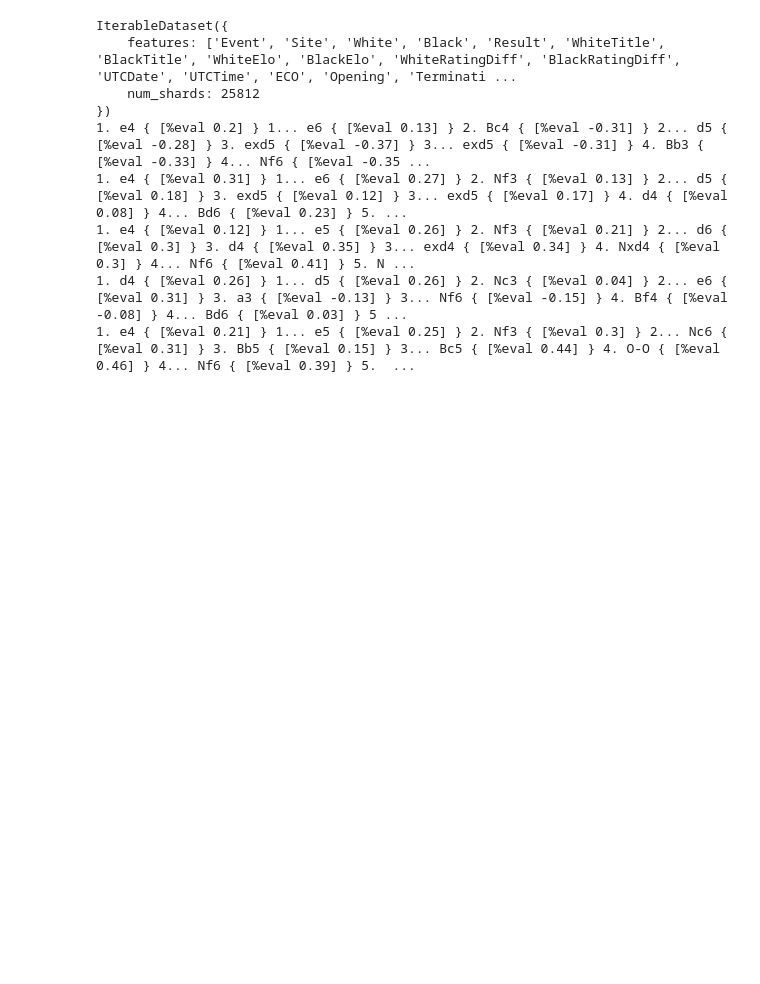
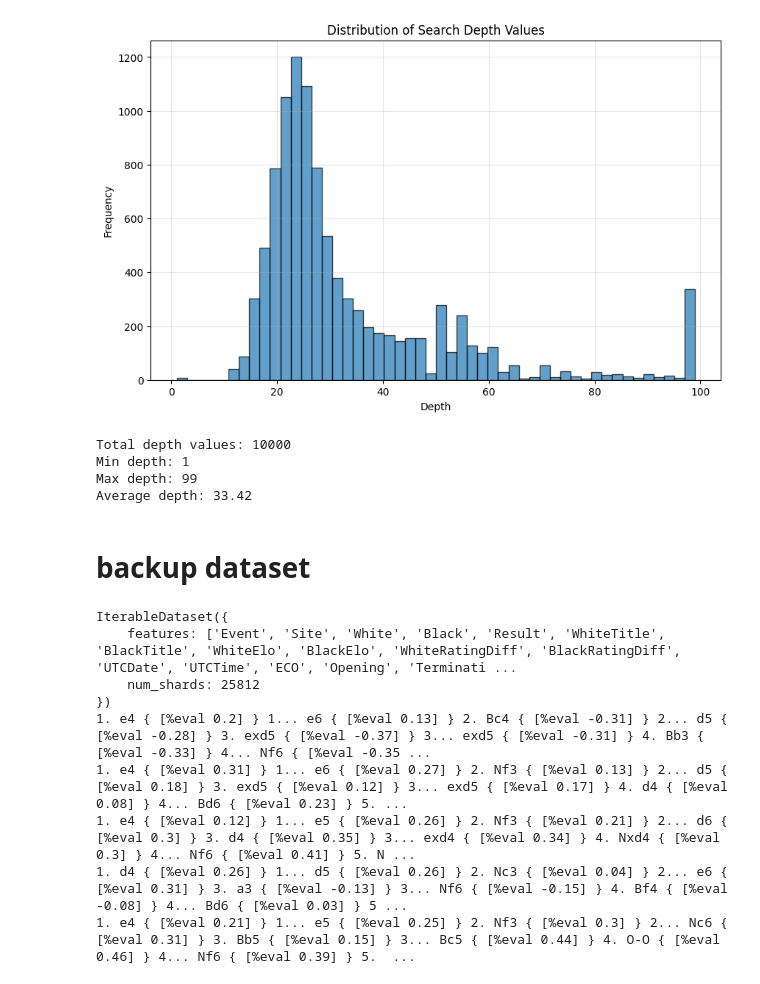
Before and after one commit to eschluntz/chess_ai, a Jupyter notebook: learning/1-data-exploration.ipynb, the cells around one changed output. Cells and saved outputs as stored; diff of their text form; code cells hidden in the pictures; blank space fills up the shorter version.

```diff
--- a/learning/1-data-exploration.ipynb
+++ b/learning/1-data-exploration.ipynb
@@ -35,0 +184,31 @@ centi-pawn: 229
+# %%
+# Reset ds_pos to iterate from the beginning and collect depth values
+ds_pos = ds_pos_full["train"].take(10000)
+
+depth_values = []
+for example in ds_pos:
+    if example['depth'] is not None:
+        depth_values.append(example['depth'])
+
+# Plot histogram of depth values
+plt.figure(figsize=(10, 6))
+plt.hist(depth_values, bins=50, alpha=0.7, edgecolor='black')
+plt.xlabel('Depth')
+plt.ylabel('Frequency')
+plt.title('Distribution of Search Depth Values')
+plt.grid(True, alpha=0.3)
+plt.show()
+
+print(f"Total depth values: {len(depth_values)}")
+if depth_values:
+    print(f"Min depth: {min(depth_values)}")
+    print(f"Max depth: {max(depth_values)}")
+    print(f"Average depth: {sum(depth_values) / len(depth_values):.2f}")
+# %% [output]
+[figure, added]
+Total depth values: 10000
+Min depth: 1
+Max depth: 99
+Average depth: 33.42
+# %% [markdown]
+# backup dataset
```
Also changed, not shown: parts of 8 cells of this notebook, 6 other files.
